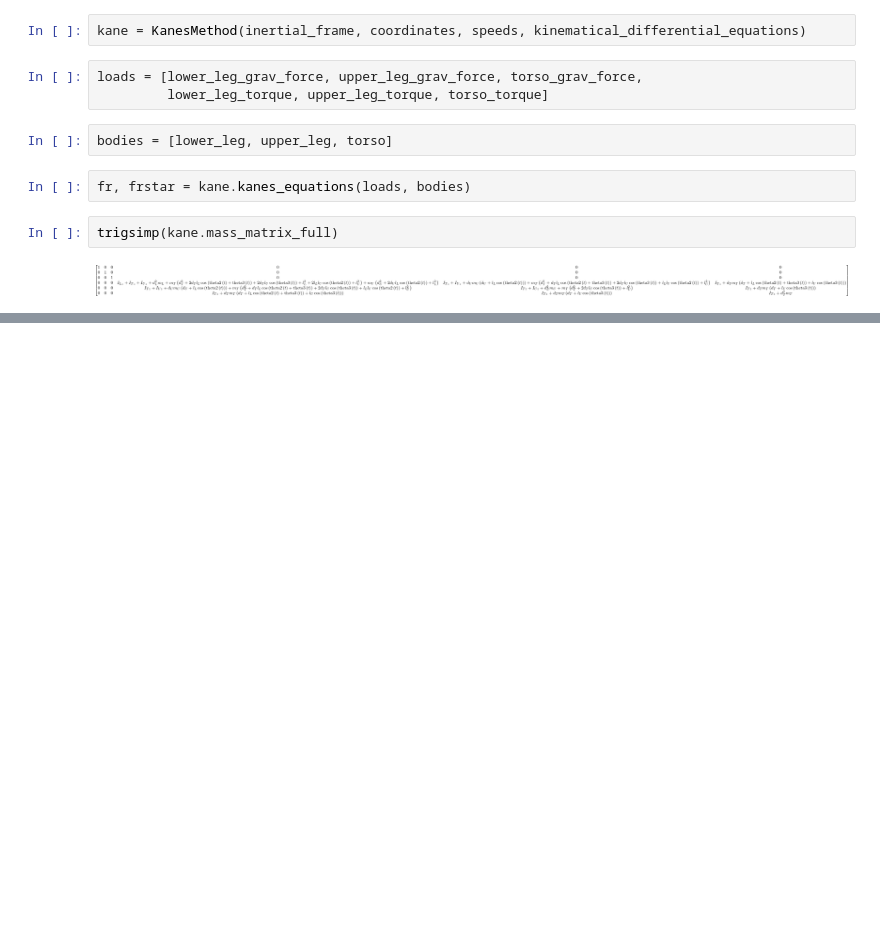
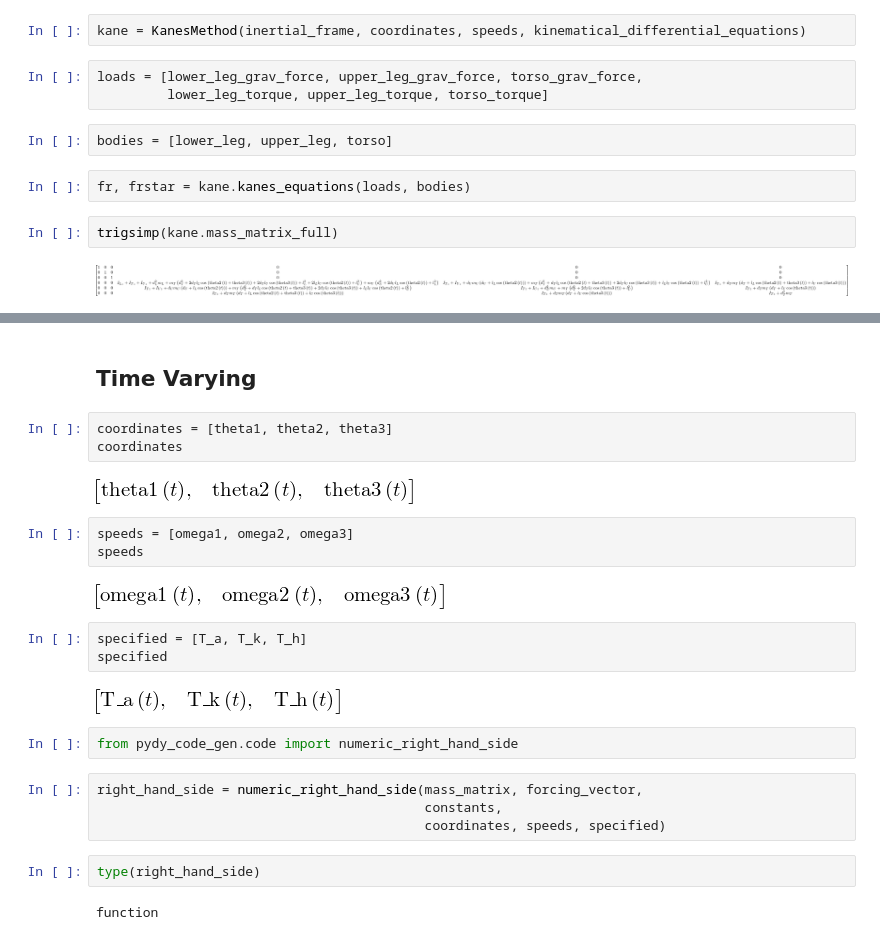
Before and after one commit to pydy/pydy-tutorial-human-standing, a Jupyter notebook: notebooks/base.ipynb, the cells around one changed output, grey strips where cells are left out. Drawn from its saved outputs; the diff is of its cells as text; blank space fills up the shorter version.

```diff
--- a/notebooks/base.ipynb
+++ b/notebooks/base.ipynb
@@ -221,0 +263,27 @@ trigsimp(kane.forcing_full)
+# %% [markdown]
+## Time Varying
+# %%
+coordinates = [theta1, theta2, theta3]
+coordinates
+# %% [output]
+[figure, added]
+# %%
+speeds = [omega1, omega2, omega3]
+speeds
+# %% [output]
+[figure, added]
+# %%
+specified = [T_a, T_k, T_h]
+specified
+# %% [output]
+[figure, added]
+# %%
+from pydy_code_gen.code import numeric_right_hand_side
+# %%
+right_hand_side = numeric_right_hand_side(mass_matrix, forcing_vector,
+                                          constants,
+                                          coordinates, speeds, specified)
+# %%
+type(right_hand_side)
+# %% [output]
+function
```
Also changed, not shown: parts of 37 cells of this notebook.
